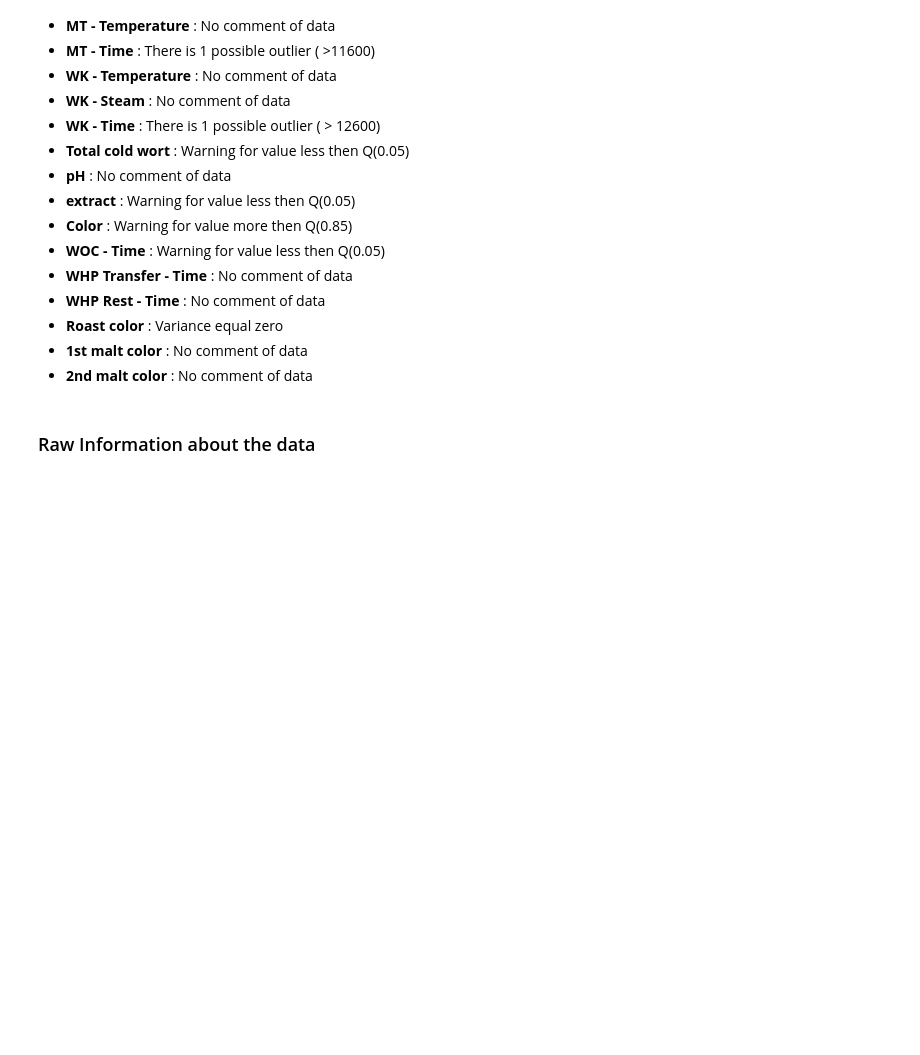
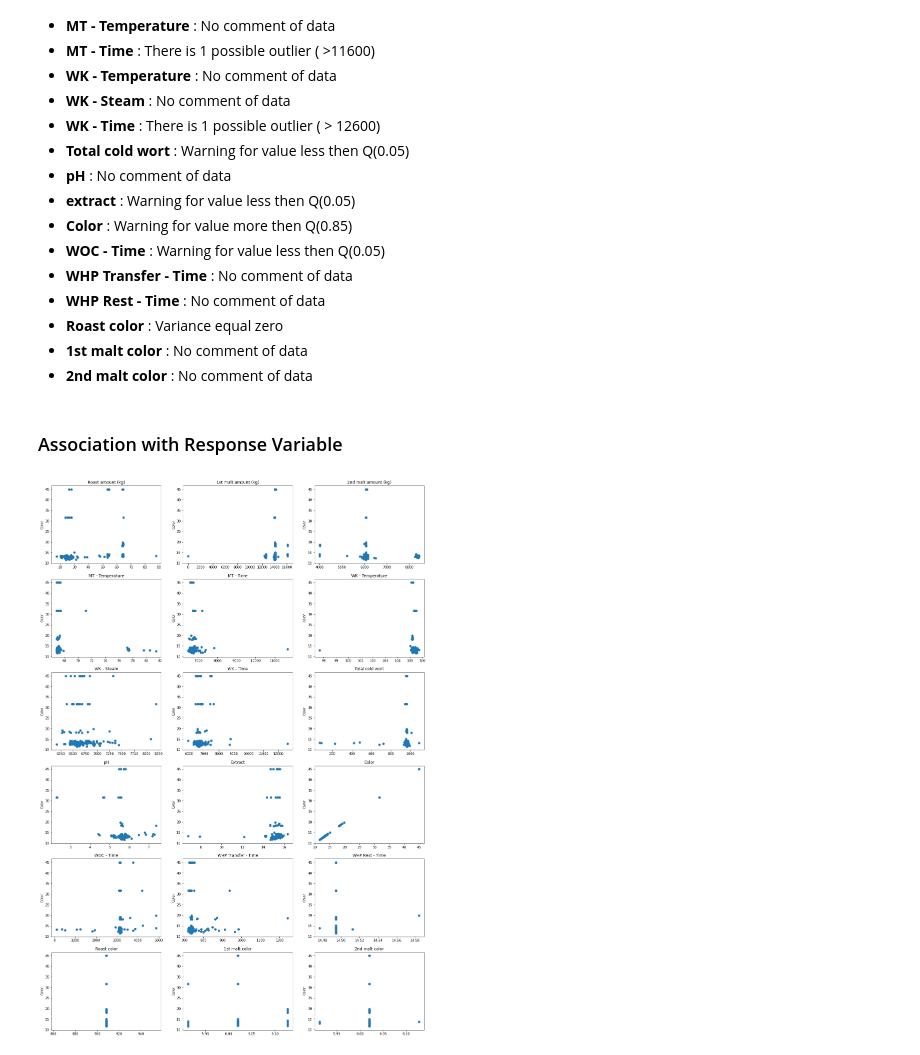
Before and after one commit to cleissontom/beer_color, a Jupyter notebook: color_beer.ipynb, the cells around one changed output. Saved outputs shown, nothing was run; the diff lists cells and outputs as text; code cells hidden in the pictures; blank space fills up the shorter version.

```diff
--- a/color_beer.ipynb
+++ b/color_beer.ipynb
@@ -97,2 +94,0 @@ df_train.columns
-# %% [markdown]
-### Raw Information about the data
@@ -100,0 +95,18 @@ df_raw_data.info()
+# %% [markdown]
+### Association with Response Variable
+# %%
+PLOTS_PER_ROW = 3
+fig, axs = plt.subplots(math.ceil(len(all_features)/PLOTS_PER_ROW),PLOTS_PER_ROW, figsize=(20, 30))
+i,j=0,0
+for variable_name in all_features:
+    axs[i][j].scatter(df_train[variable_name], df_train['Color'], label = variable_name)
+    axs[i][j].set_ylabel("Color")
+    axs[i][j].set_title(variable_name)
+    j+=1
+    if j%PLOTS_PER_ROW==0:
+        i+=1
+        j=0
+
+plt.show()
+# %% [output]
+[figure, added]
```
Also changed, not shown: parts of 30 cells of this notebook.
